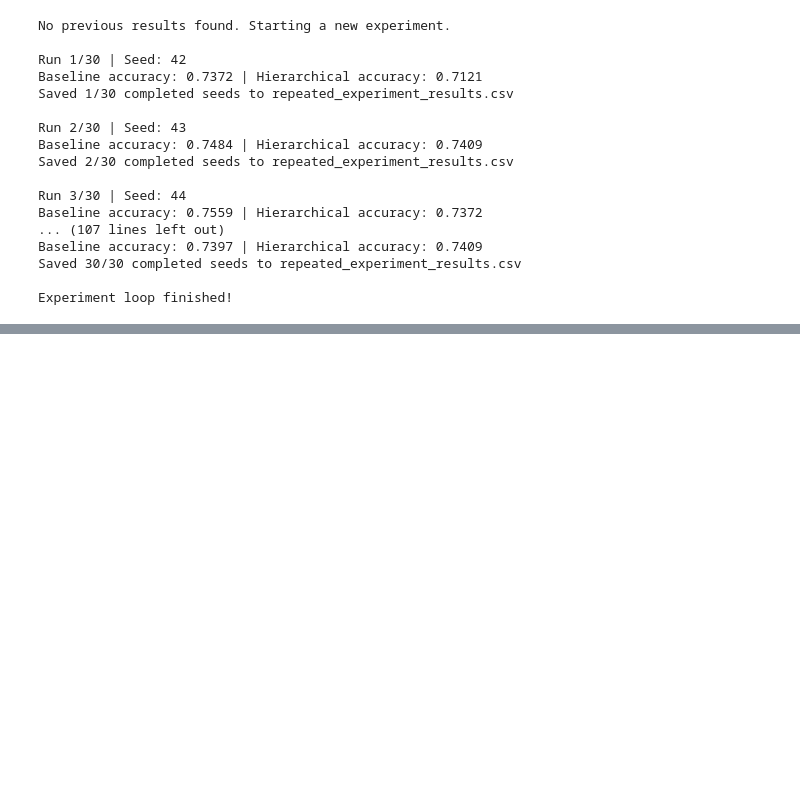
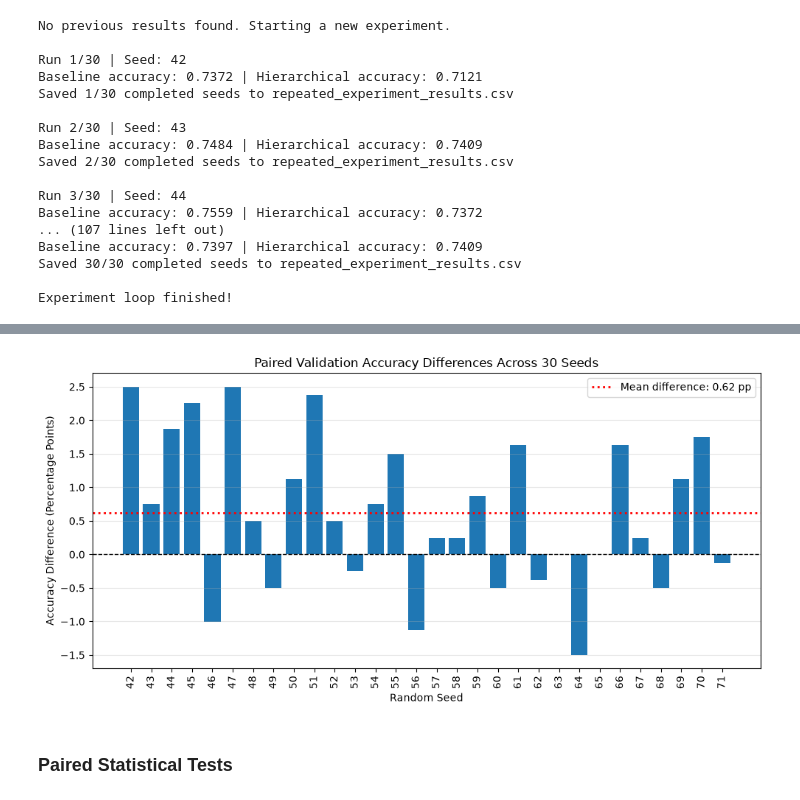
Before and after one commit to Setback749/galaxy-zoo-hierarchical-cnn, a Jupyter notebook: AIML339 - Project Notebook.ipynb, the cells around one changed output, grey strips where cells are left out. Drawn from its saved outputs; the diff is of its cells as text; code cells hidden in the pictures; blank space fills up the shorter version.

```diff
--- a/AIML339 - Project Notebook.ipynb
+++ b/AIML339 - Project Notebook.ipynb
@@ -1492,0 +1538,42 @@ Experiment loop finished!
+# %%
+# Visualise accuracy differences for each matched random seed
+# Positive values mean the end-to-end CNN performed better
+
+accuracy_difference = (
+    results_df["baseline_accuracy"]
+    - results_df["hierarchical_accuracy"]
+) * 100
+
+plt.figure(figsize=(10, 5))
+
+plt.bar(
+    results_df["seed"].astype(str),
+    accuracy_difference
+)
+
+# Zero represents equal performance
+plt.axhline(0, color="black", linestyle="--", linewidth=1)
+
+# Mean difference across all seeds
+plt.axhline(
+    accuracy_difference.mean(),
+    color="red",
+    linestyle=":",
+    linewidth=2,
+    label=f"Mean difference: {accuracy_difference.mean():.2f} pp"
+)
+
+plt.title("Paired Validation Accuracy Differences Across 30 Seeds")
+plt.xlabel("Random Seed")
+plt.ylabel("Accuracy Difference (Percentage Points)")
+plt.xticks(rotation=90)
+plt.legend()
+plt.grid(axis="y", alpha=0.3)
+
+plt.tight_layout()
+plt.savefig("cnn_paired_accuracy_differences.png", dpi=300, bbox_inches="tight")
+plt.show()
+# %% [output]
+[figure, added]
+# %% [markdown]
+### Paired Statistical Tests
```
Also changed, not shown: parts of 13 cells of this notebook, 5 other files.
